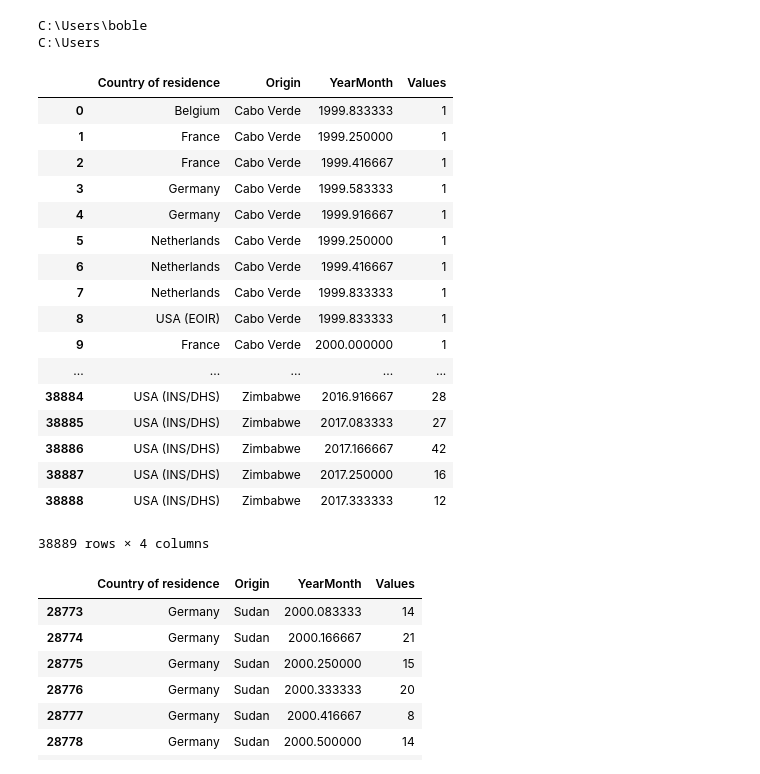
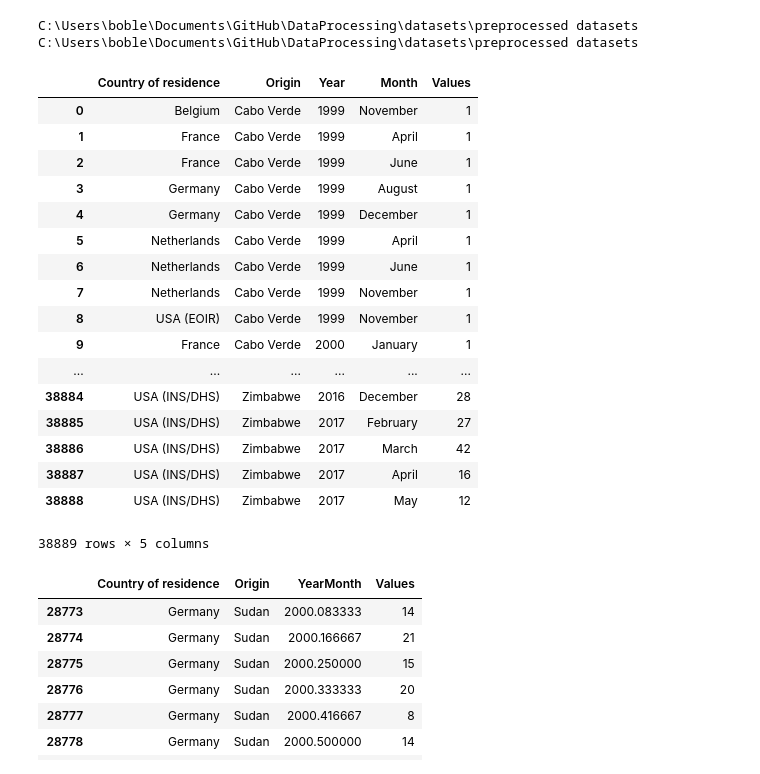
Before and after one commit to Take2001/DataProcessing, a Jupyter notebook: klad/Bob/csv.ipynb, the cells around one changed output. Drawn from its saved outputs; the diff is of its cells as text; code cells hidden in the pictures.

```diff
--- a/klad/Bob/csv.ipynb
+++ b/klad/Bob/csv.ipynb
@@ -4,45 +4,46 @@ import numpy as np
 # %%
 import os
 print(os.getcwd())
-os.chdir("../")
+os.chdir("../../")
+os.chdir("datasets/preprocessed datasets/")
 print(os.getcwd())
 # %% [output]
-C:\Users\boble
-C:\Users
+C:\Users\boble\Documents\GitHub\DataProcessing\datasets\preprocessed datasets
+C:\Users\boble\Documents\GitHub\DataProcessing\datasets\preprocessed datasets
 # %%
-raw_data = pd.read_csv('data_africa.csv')
+raw_data = pd.read_csv('data_africa2.csv')
 df = pd.DataFrame(raw_data)
 
 # print alles:
 # print(df)
 
 # print specifieke kolommen:
 # print(df[['Origin', 'Year']])
 
 # print specifieke rijen:
 # print(df[1:11])
 
 # print specifieke rijen:
 df
 # %% [output]
-|  | Country of residence | Origin | YearMonth | Values |
-| 0 | Belgium | Cabo Verde | 1999.833333 | 1 |
-| 1 | France | Cabo Verde | 1999.250000 | 1 |
-| 2 | France | Cabo Verde | 1999.416667 | 1 |
-| 3 | Germany | Cabo Verde | 1999.583333 | 1 |
-| 4 | Germany | Cabo Verde | 1999.916667 | 1 |
-| 5 | Netherlands | Cabo Verde | 1999.250000 | 1 |
-| 6 | Netherlands | Cabo Verde | 1999.416667 | 1 |
-| 7 | Netherlands | Cabo Verde | 1999.833333 | 1 |
-| 8 | USA (EOIR) | Cabo Verde | 1999.833333 | 1 |
-| 9 | France | Cabo Verde | 2000.000000 | 1 |
-| ... | ... | ... | ... | ... |
-| 38884 | USA (INS/DHS) | Zimbabwe | 2016.916667 | 28 |
-| 38885 | USA (INS/DHS) | Zimbabwe | 2017.083333 | 27 |
-| 38886 | USA (INS/DHS) | Zimbabwe | 2017.166667 | 42 |
-| 38887 | USA (INS/DHS) | Zimbabwe | 2017.250000 | 16 |
-| 38888 | USA (INS/DHS) | Zimbabwe | 2017.333333 | 12 |
+|  | Country of residence | Origin | Year | Month | Values |
+| 0 | Belgium | Cabo Verde | 1999 | November | 1 |
+| 1 | France | Cabo Verde | 1999 | April | 1 |
+| 2 | France | Cabo Verde | 1999 | June | 1 |
+| 3 | Germany | Cabo Verde | 1999 | August | 1 |
+| 4 | Germany | Cabo Verde | 1999 | December | 1 |
+| 5 | Netherlands | Cabo Verde | 1999 | April | 1 |
+| 6 | Netherlands | Cabo Verde | 1999 | June | 1 |
+| 7 | Netherlands | Cabo Verde | 1999 | November | 1 |
+| 8 | USA (EOIR) | Cabo Verde | 1999 | November | 1 |
+| 9 | France | Cabo Verde | 2000 | January | 1 |
+| ... | ... | ... | ... | ... | ... |
+| 38884 | USA (INS/DHS) | Zimbabwe | 2016 | December | 28 |
+| 38885 | USA (INS/DHS) | Zimbabwe | 2017 | February | 27 |
+| 38886 | USA (INS/DHS) | Zimbabwe | 2017 | March | 42 |
+| 38887 | USA (INS/DHS) | Zimbabwe | 2017 | April | 16 |
+| 38888 | USA (INS/DHS) | Zimbabwe | 2017 | May | 12 |
-38889 rows × 4 columns
+38889 rows × 5 columns
 # %%
 def select_plot(input_data, country_of_residence, origin, year1, year2):
     input_data = input_data.loc[input_data['Country of residence'] == country_of_residence]
```
Also changed, not shown: 1 other file.
